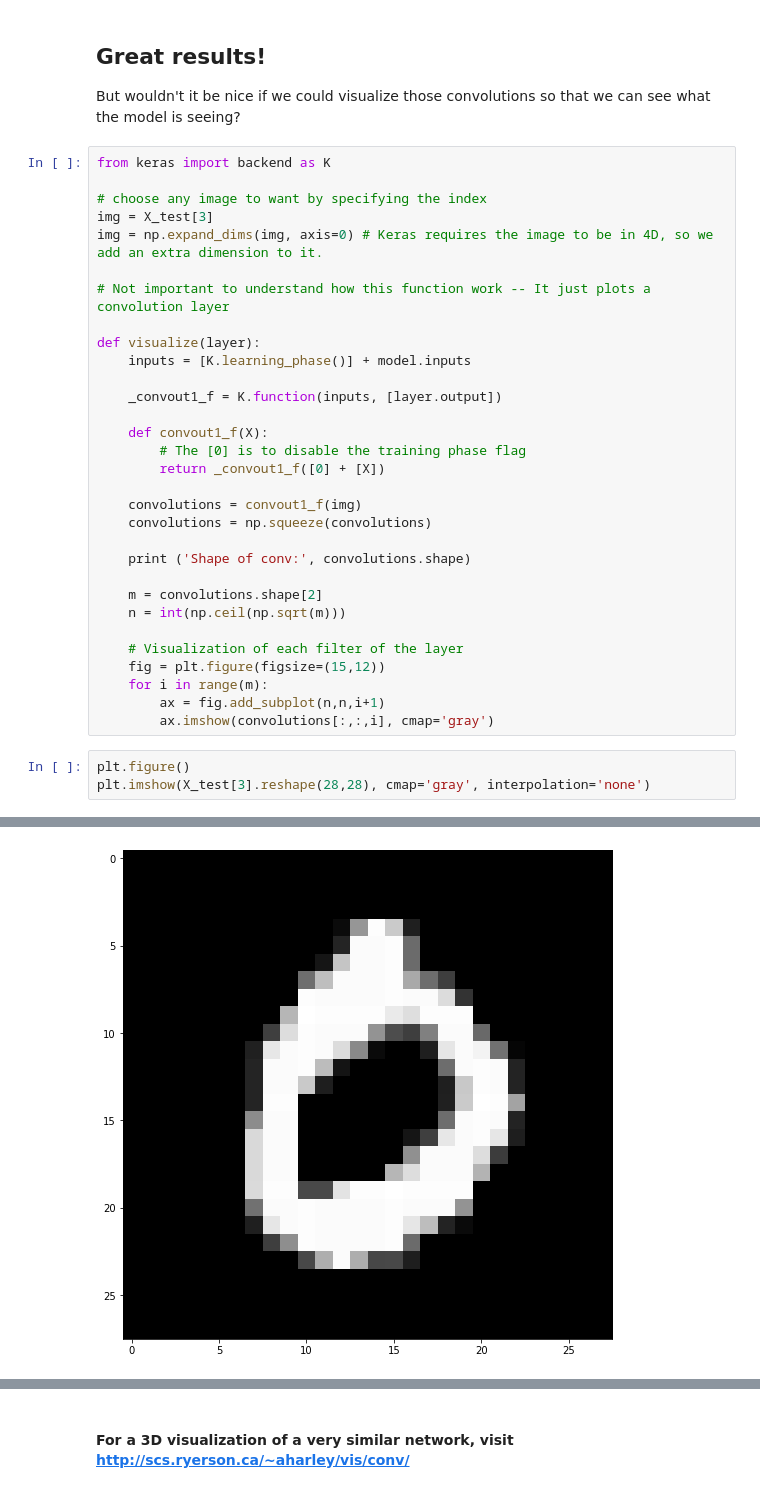
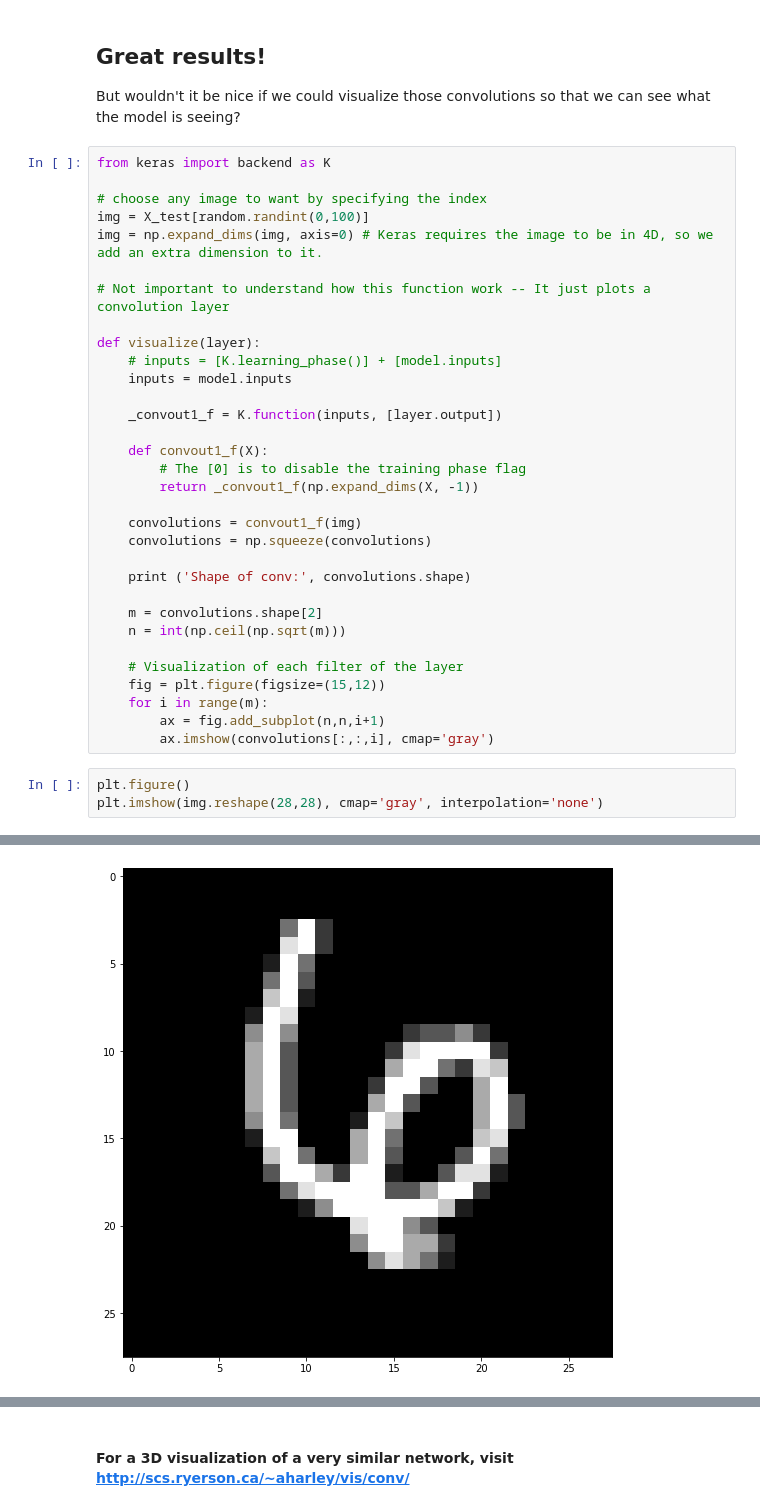
Before and after one commit to bernalde/QuIPML, a Jupyter notebook: notebooks/Notebook 6 - CNN.ipynb, the cells around one changed output, grey strips where cells are left out. Cells and saved outputs as stored; diff of their text form.

```diff
--- a/notebooks/Notebook 6 - CNN.ipynb
+++ b/notebooks/Notebook 6 - CNN.ipynb
@@ -495,19 +502,20 @@ But wouldn't it be nice if we could visualize those convolutions so that we can
 from keras import backend as K
 
 # choose any image to want by specifying the index
-img = X_test[3]
+img = X_test[random.randint(0,100)]
 img = np.expand_dims(img, axis=0) # Keras requires the image to be in 4D, so we add an extra dimension to it.
 
 # Not important to understand how this function work -- It just plots a convolution layer
 
 def visualize(layer):
-    inputs = [K.learning_phase()] + model.inputs
+    # inputs = [K.learning_phase()] + [model.inputs]
+    inputs = model.inputs
 
     _convout1_f = K.function(inputs, [layer.output])
 
     def convout1_f(X):
         # The [0] is to disable the training phase flag
-        return _convout1_f([0] + [X])
+        return _convout1_f(np.expand_dims(X, -1))
 
     convolutions = convout1_f(img)
     convolutions = np.squeeze(convolutions)
@@ -524,10 +532,10 @@ def visualize(layer):
         ax.imshow(convolutions[:,:,i], cmap='gray')
 # %%
 plt.figure()
-plt.imshow(X_test[3].reshape(28,28), cmap='gray', interpolation='none')
+plt.imshow(img.reshape(28,28), cmap='gray', interpolation='none')
 # %% [output]
 <matplotlib.image.AxesImage at 0x...>
-[figure, old version]
+[figure, new version]
 # %%
 visualize(convLayer01) # visualize first set of feature maps
 # %% [output]
```
Also changed, not shown: parts of 24 cells of this notebook.
